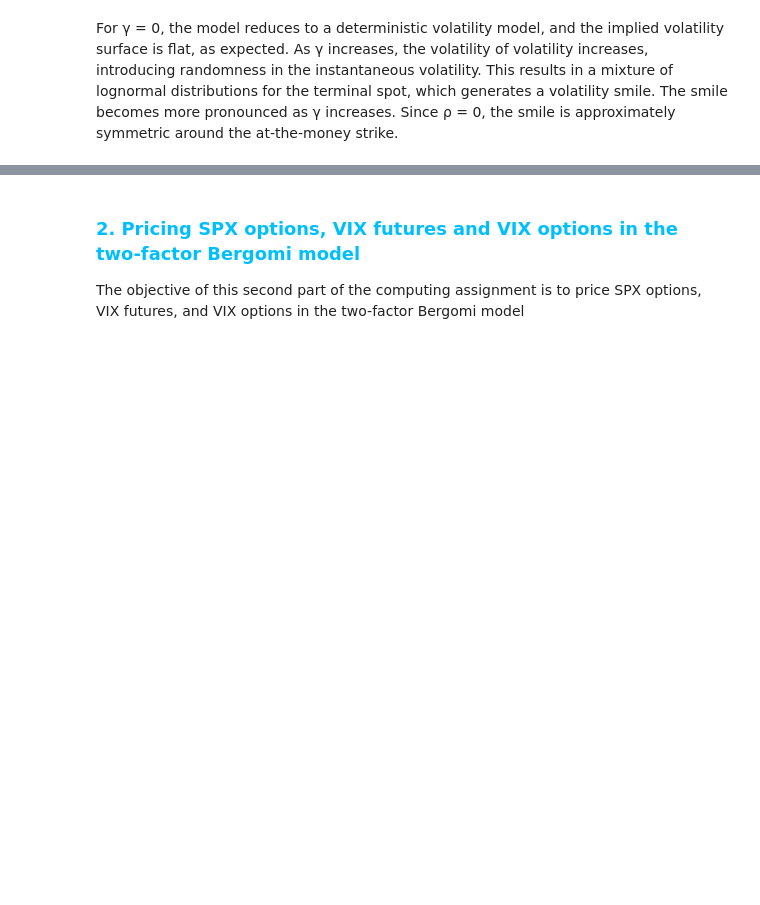
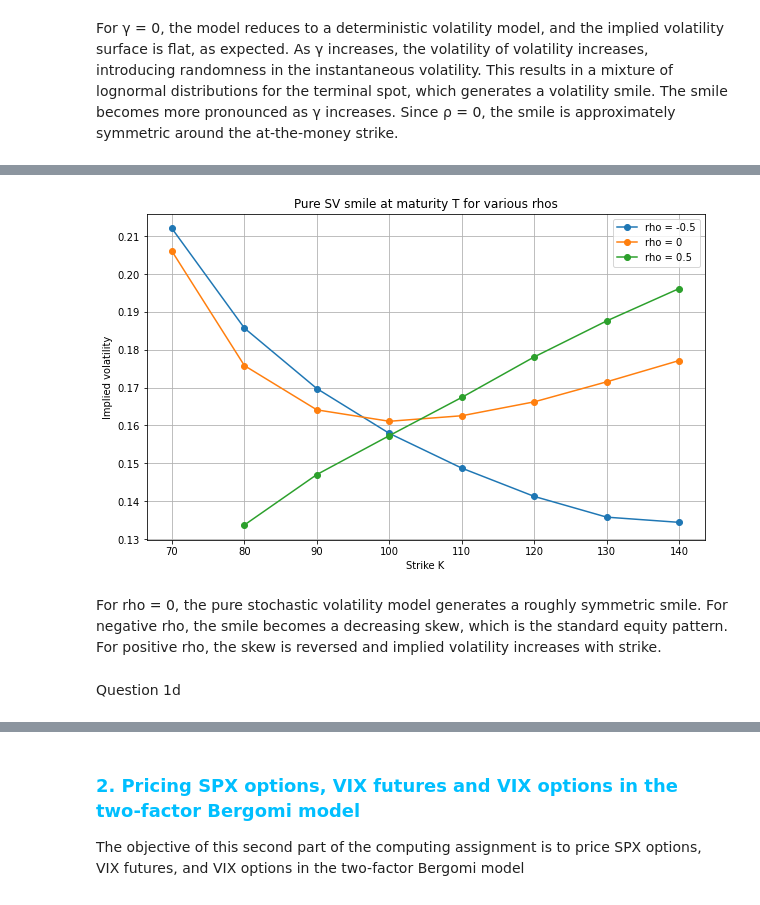
Before and after one commit to Julien-website/Stochastic_Loc_Vol_Project, a Jupyter notebook: ComputingAssignment - AdvancedCalibrationMethodsAndVixDerivatives.ipynb, the cells around one changed output, grey strips where cells are left out. Cells and saved outputs as stored; diff of their text form; code cells hidden in the pictures; blank space fills up the shorter version.

```diff
--- a/ComputingAssignment - AdvancedCalibrationMethodsAndVixDerivatives.ipynb
+++ b/ComputingAssignment - AdvancedCalibrationMethodsAndVixDerivatives.ipynb
@@ -708,0 +743,38 @@ Since ρ = 0, the smile is approximately symmetric around the at-the-money strik
+# %%
+rhos = [-0.5, 0, 0.5]
+
+plt.figure(figsize=(10, 6))
+
+for r in rhos:
+    impvdict = implied_volatility_pure_sv(
+        gamma,
+        t,
+        S0,
+        Y0,
+        sigma0,
+        rho=r,
+        kappa=1,
+        N2=10000,
+        T=1
+    )
+
+    strikes = list(impvdict.keys())
+    vols = list(impvdict.values())
+
+    plt.plot(strikes, vols, marker='o', label=f"rho = {r}")
+
+plt.xlabel("Strike K")
+plt.ylabel("Implied volatility")
+plt.title("Pure SV smile at maturity T for various rhos")
+plt.legend()
+plt.grid(True)
+plt.show()
+# %% [output]
+[figure, added]
+# %% [markdown]
+
+For rho = 0, the pure stochastic volatility model generates a roughly symmetric smile.
+For negative rho, the smile becomes a decreasing skew, which is the standard equity pattern.
+For positive rho, the skew is reversed and implied volatility increases with strike.
+# %% [markdown]
+Question 1d
```
Also changed, not shown: parts of 12 cells of this notebook.
